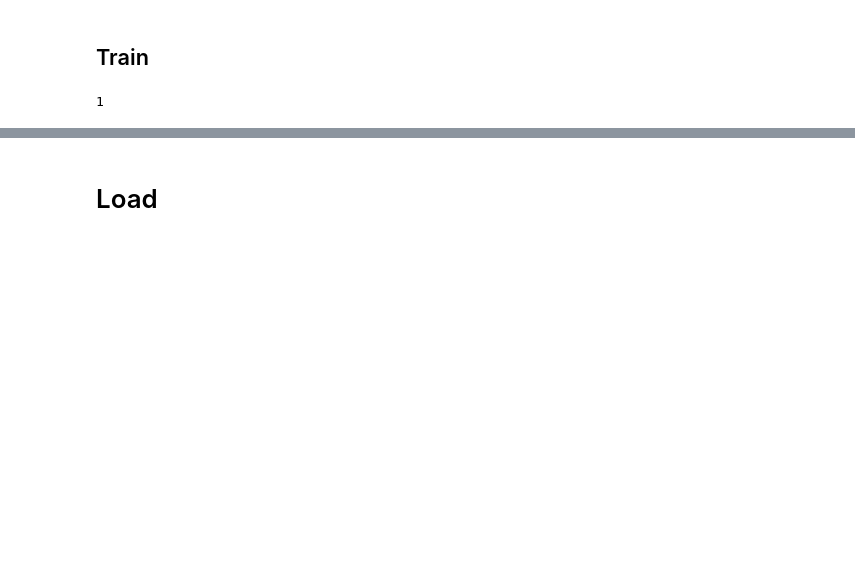
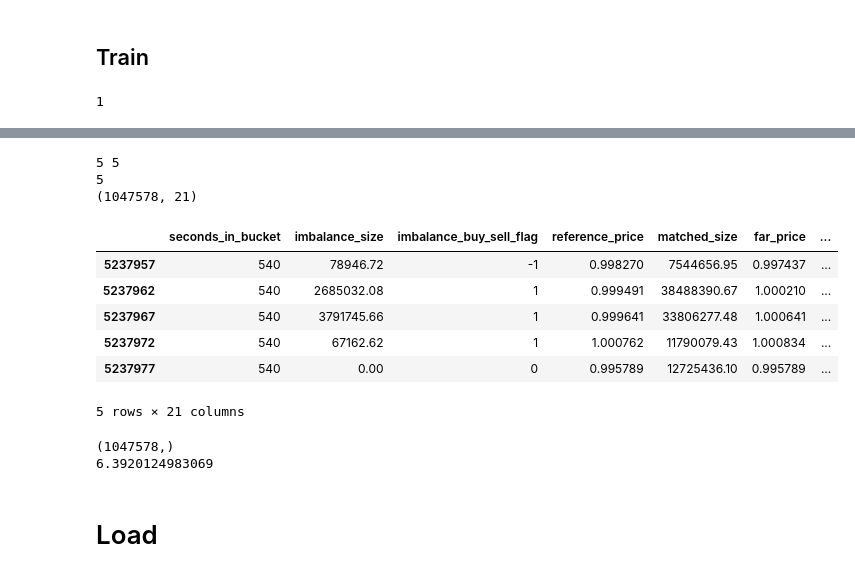
Before and after one commit to florencetsang/optiver2023, a Jupyter notebook: florence/main.ipynb, the cells around one changed output, grey strips where cells are left out. Saved outputs shown, nothing was run; the diff lists cells and outputs as text; code cells hidden in the pictures; blank space fills up the shorter version.

```diff
--- a/florence/main.ipynb
+++ b/florence/main.ipynb
@@ -121,0 +98,11 @@ print(len(lgb_models))
+# %%
+default_data_generator = DefaultTrainEvalDataGenerator()
+k_fold_data_generator = ManualKFoldDataGenerator(n_fold=N_fold)
+# %%
+model_post_processor = CompositeModelPostProcessor([
+    SaveModelPostProcessor(save_dir=model_save_dir)
+])
+# %%
+lgb_pipeline = DefaultTrainPipeline(LGBModelPipelineFactory(), k_fold_data_generator, model_post_processor)
+# %%
+lgb_models, lgb_model_res, lgb_train_dfs, lgb_eval_dfs, lgb_num_train_eval_sets = lgb_pipeline.train(df_train)
@@ -122,3 +127,31 @@ print(len(lgb_models))
+# %%
+print(len(lgb_models), len(lgb_model_res))
+print(len(lgb_eval_dfs))
+test_model = lgb_models[-1]
+test_df = lgb_eval_dfs[-1]
+from ml_utils import MLUtils
+test_df_X, test_df_Y = MLUtils.create_XY(test_df)
+print(test_df.shape)
+display(test_df.tail())
+test_exp_y = test_df['target']
+print(test_exp_y.shape)
+from sklearn.metrics import mean_absolute_error
+test_pred_y = test_model.predict(test_df_X)
+mae = mean_absolute_error(test_exp_y, test_pred_y)
+print(mae)
+# %% [output]
+5 5
+5
+(1047578, 21)
+|  | seconds_in_bucket | imbalance_size | imbalance_buy_sell_flag | reference_price | matched_size | far_price | ... |
+| 5237957 | 540 | 78946.72 | -1 | 0.998270 | 7544656.95 | 0.997437 | ... |
+| 5237962 | 540 | 2685032.08 | 1 | 0.999491 | 38488390.67 | 1.000210 | ... |
+| 5237967 | 540 | 3791745.66 | 1 | 0.999641 | 33806277.48 | 1.000641 | ... |
+| 5237972 | 540 | 67162.62 | 1 | 1.000762 | 11790079.43 | 1.000834 | ... |
+| 5237977 | 540 | 0.00 | 0 | 0.995789 | 12725436.10 | 0.995789 | ... |
+5 rows × 21 columns
+(1047578,)
+6.3920124983069
 # %% [markdown]
 # Load
 # %%
```
Also changed, not shown: parts of 10 cells of this notebook, 8 other files.
